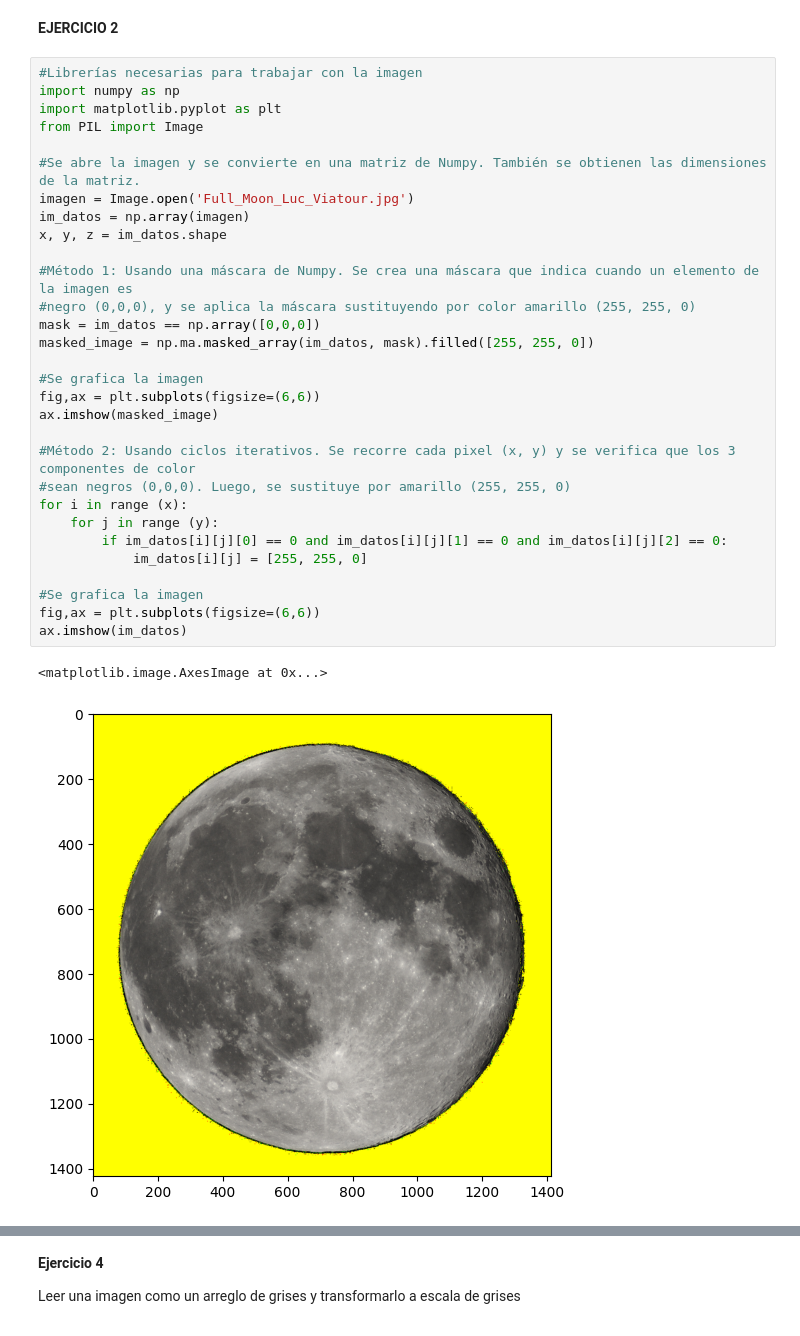
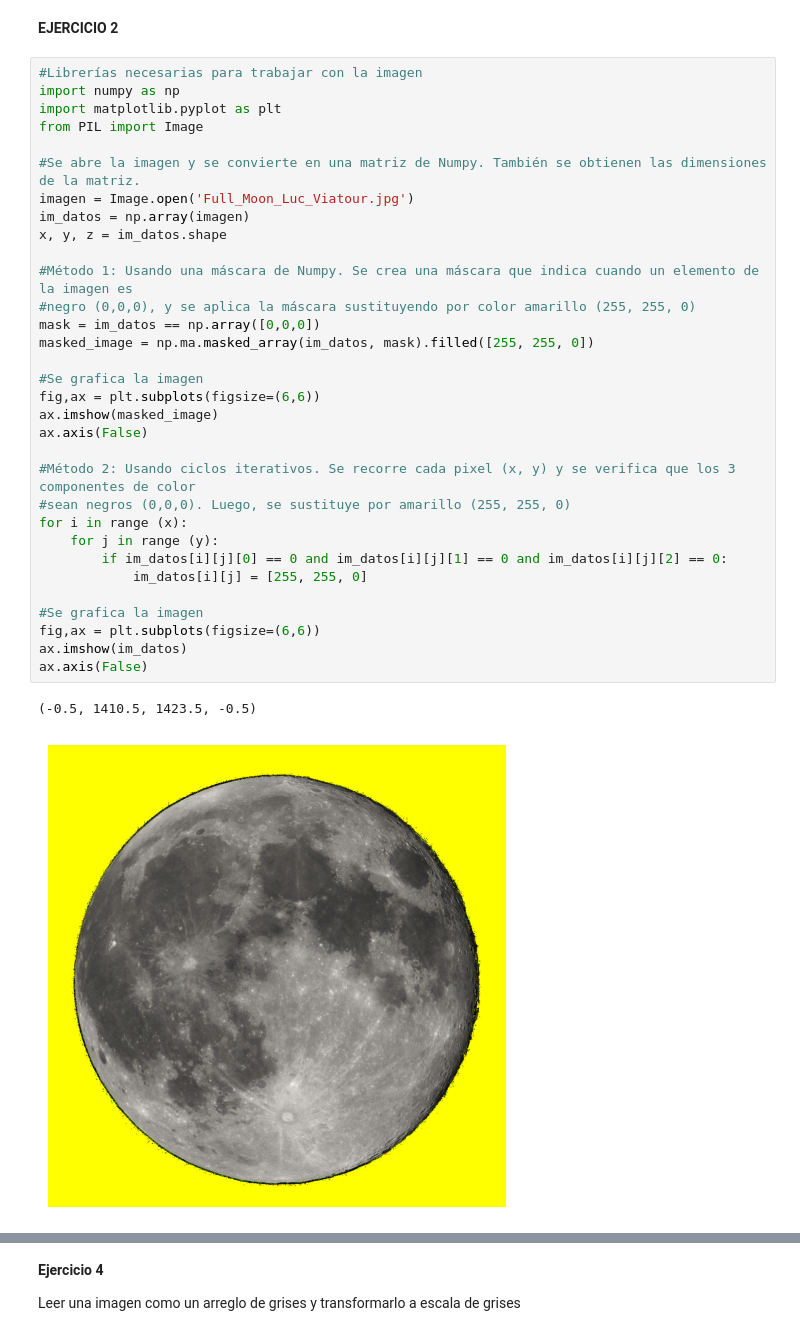
Before and after one commit to yakincc/DataAnalysis_LYCC_UGTO, a Jupyter notebook: Ejercicios/Matplotlib_Ejercicios_LYCC_AD.ipynb, the cells around one changed output, grey strips where cells are left out. Saved outputs shown, nothing was run; the diff lists cells and outputs as text.

Commit message:
Moadificaciones en Matplotlib_Ejercicios_LYCC_AD.ipynb

```diff
--- a/Ejercicios/Matplotlib_Ejercicios_LYCC_AD.ipynb
+++ b/Ejercicios/Matplotlib_Ejercicios_LYCC_AD.ipynb
@@ -40,32 +40,34 @@ axes = [ax1, ax2, ax3, ax4, ax5]
 #Librerías necesarias para trabajar con la imagen
 import numpy as np
 import matplotlib.pyplot as plt
 from PIL import Image
 
 #Se abre la imagen y se convierte en una matriz de Numpy. También se obtienen las dimensiones de la matriz.
 imagen = Image.open('Full_Moon_Luc_Viatour.jpg')
 im_datos = np.array(imagen)
 x, y, z = im_datos.shape
 
 #Método 1: Usando una máscara de Numpy. Se crea una máscara que indica cuando un elemento de la imagen es
 #negro (0,0,0), y se aplica la máscara sustituyendo por color amarillo (255, 255, 0)
 mask = im_datos == np.array([0,0,0])
 masked_image = np.ma.masked_array(im_datos, mask).filled([255, 255, 0])
 
 #Se grafica la imagen
 fig,ax = plt.subplots(figsize=(6,6))
 ax.imshow(masked_image)
+ax.axis(False)
 
 #Método 2: Usando ciclos iterativos. Se recorre cada pixel (x, y) y se verifica que los 3 componentes de color
 #sean negros (0,0,0). Luego, se sustituye por amarillo (255, 255, 0)
 for i in range (x):
     for j in range (y):
         if im_datos[i][j][0] == 0 and im_datos[i][j][1] == 0 and im_datos[i][j][2] == 0:
             im_datos[i][j] = [255, 255, 0]
 
 #Se grafica la imagen
 fig,ax = plt.subplots(figsize=(6,6))
 ax.imshow(im_datos)
+ax.axis(False)
 # %% [output]
-<matplotlib.image.AxesImage at 0x...>
+(-0.5, 1410.5, 1423.5, -0.5)
-[figure, old version]
+[figure, new version]
```
Also changed, not shown: parts of 4 cells of this notebook.
